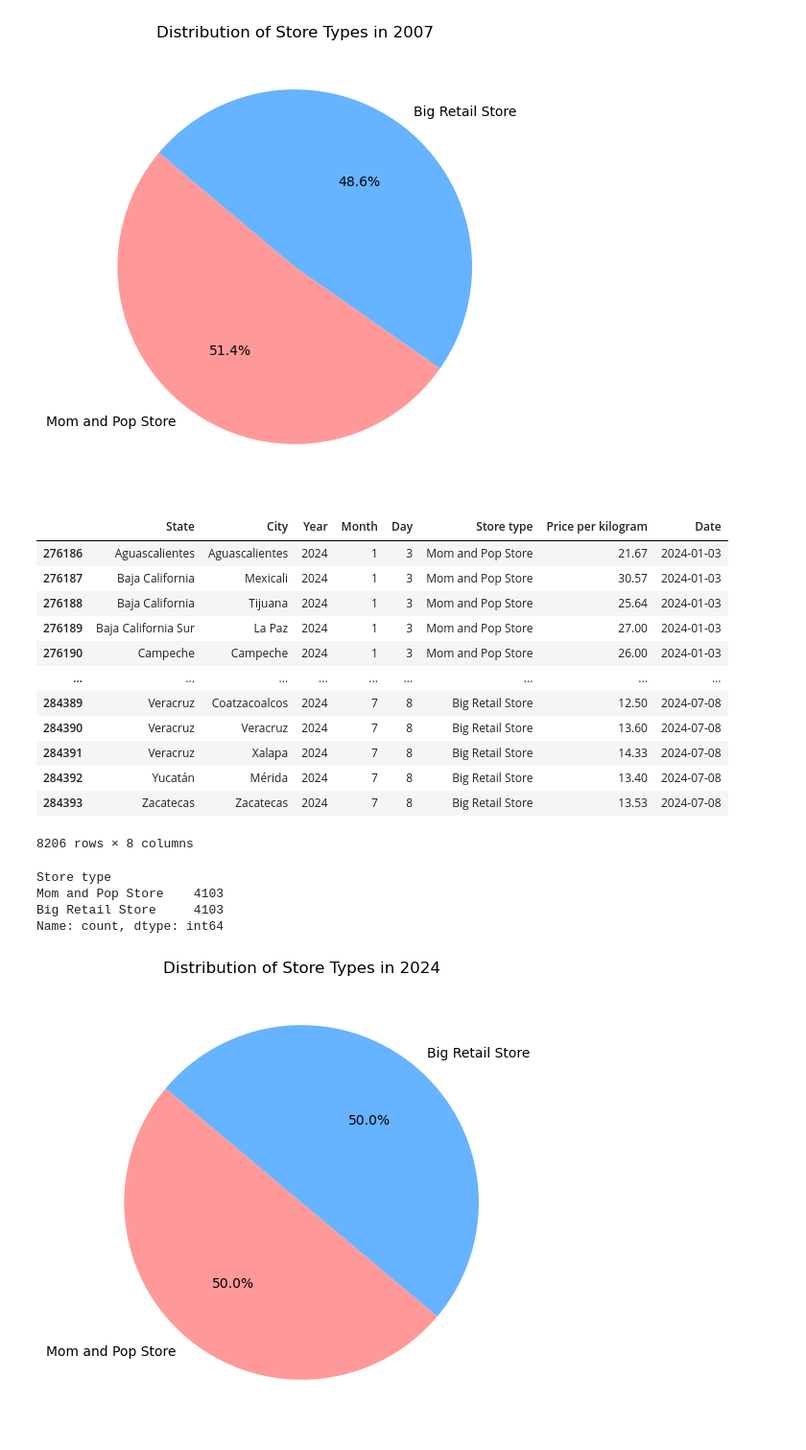
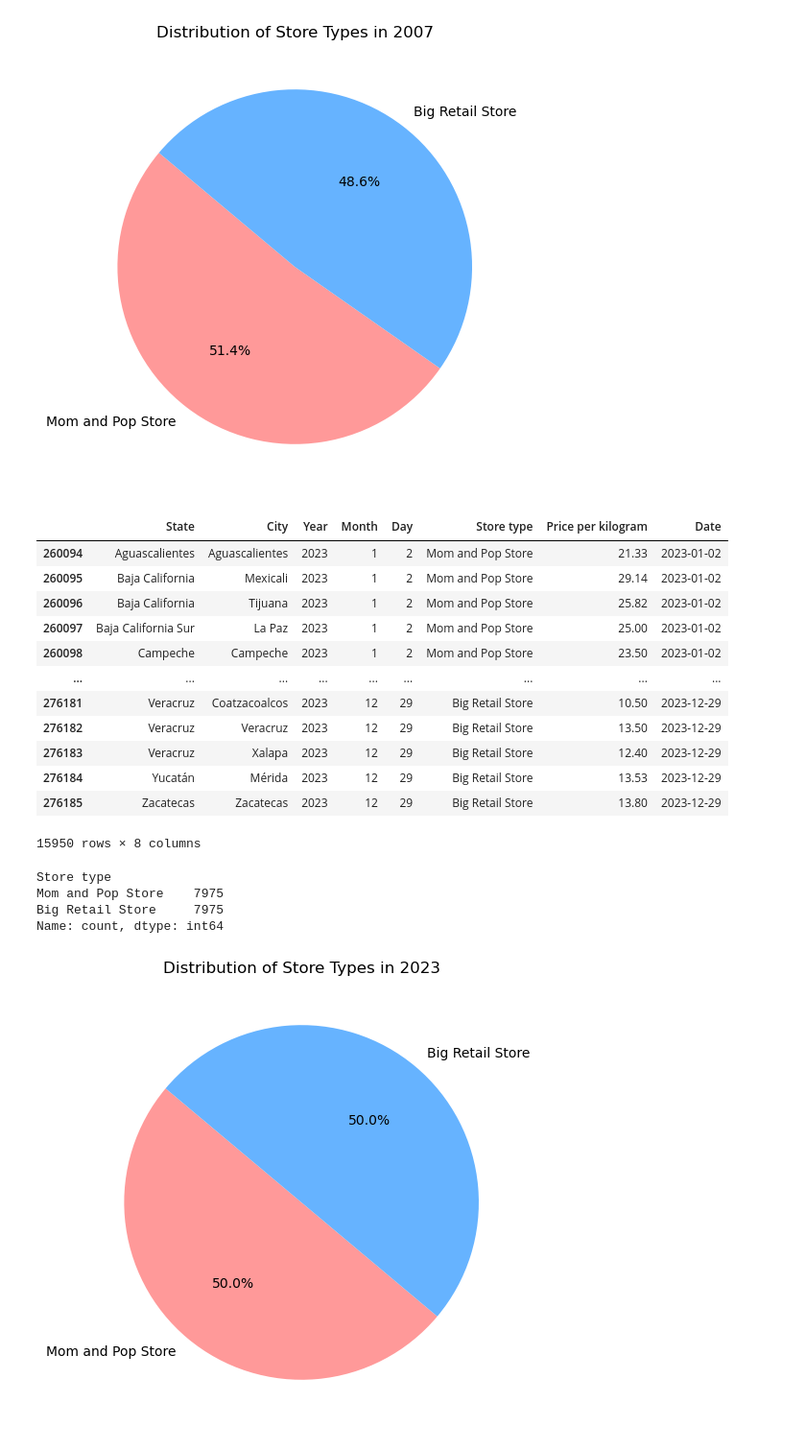
Before and after one commit to AzaniaHH/Tortillas-Project, a Jupyter notebook: tortilla_prices.ipynb, the cells around one changed output. Shown at 96% size. Saved outputs shown, nothing was run; the diff lists cells and outputs as text; code cells hidden in the pictures.

```diff
--- a/tortilla_prices.ipynb
+++ b/tortilla_prices.ipynb
@@ -226,33 +226,33 @@ plt.show()
 # %% [output]
 [figure]
 # %%
-# Filter by Store Types in 2024
+# Filter by Store Types in 2023
 
-filtered_df24 = df_cleaned[(df_cleaned['Store type'].isin(['Mom and Pop Store', 'Big Retail Store'])) & (df_cleaned['Year'] == 2024)]
-filtered_df24
+filtered_df23 = df_cleaned[(df_cleaned['Store type'].isin(['Mom and Pop Store', 'Big Retail Store'])) & (df_cleaned['Year'] == 2023)]
+filtered_df23
 # %% [output]
 |  | State | City | Year | Month | Day | Store type | Price per kilogram | Date |
-| 276186 | Aguascalientes | Aguascalientes | 2024 | 1 | 3 | Mom and Pop Store | 21.67 | 2024-01-03 |
-| 276187 | Baja California | Mexicali | 2024 | 1 | 3 | Mom and Pop Store | 30.57 | 2024-01-03 |
-| 276188 | Baja California | Tijuana | 2024 | 1 | 3 | Mom and Pop Store | 25.64 | 2024-01-03 |
-| 276189 | Baja California Sur | La Paz | 2024 | 1 | 3 | Mom and Pop Store | 27.00 | 2024-01-03 |
-| 276190 | Campeche | Campeche | 2024 | 1 | 3 | Mom and Pop Store | 26.00 | 2024-01-03 |
+| 260094 | Aguascalientes | Aguascalientes | 2023 | 1 | 2 | Mom and Pop Store | 21.33 | 2023-01-02 |
+| 260095 | Baja California | Mexicali | 2023 | 1 | 2 | Mom and Pop Store | 29.14 | 2023-01-02 |
+| 260096 | Baja California | Tijuana | 2023 | 1 | 2 | Mom and Pop Store | 25.82 | 2023-01-02 |
+| 260097 | Baja California Sur | La Paz | 2023 | 1 | 2 | Mom and Pop Store | 25.00 | 2023-01-02 |
+| 260098 | Campeche | Campeche | 2023 | 1 | 2 | Mom and Pop Store | 23.50 | 2023-01-02 |
 | ... | ... | ... | ... | ... | ... | ... | ... | ... |
-| 284389 | Veracruz | Coatzacoalcos | 2024 | 7 | 8 | Big Retail Store | 12.50 | 2024-07-08 |
-| 284390 | Veracruz | Veracruz | 2024 | 7 | 8 | Big Retail Store | 13.60 | 2024-07-08 |
-| 284391 | Veracruz | Xalapa | 2024 | 7 | 8 | Big Retail Store | 14.33 | 2024-07-08 |
-| 284392 | Yucatán | Mérida | 2024 | 7 | 8 | Big Retail Store | 13.40 | 2024-07-08 |
-| 284393 | Zacatecas | Zacatecas | 2024 | 7 | 8 | Big Retail Store | 13.53 | 2024-07-08 |
+| 276181 | Veracruz | Coatzacoalcos | 2023 | 12 | 29 | Big Retail Store | 10.50 | 2023-12-29 |
+| 276182 | Veracruz | Veracruz | 2023 | 12 | 29 | Big Retail Store | 13.50 | 2023-12-29 |
+| 276183 | Veracruz | Xalapa | 2023 | 12 | 29 | Big Retail Store | 12.40 | 2023-12-29 |
+| 276184 | Yucatán | Mérida | 2023 | 12 | 29 | Big Retail Store | 13.53 | 2023-12-29 |
+| 276185 | Zacatecas | Zacatecas | 2023 | 12 | 29 | Big Retail Store | 13.80 | 2023-12-29 |
-8206 rows × 8 columns
+15950 rows × 8 columns
 # %%
 # Display 2024 Store Type Counts
 
-store_type_counts_24 = filtered_df24['Store type'].value_counts()
-store_type_counts_24
+store_type_counts_23 = filtered_df23['Store type'].value_counts()
+store_type_counts_23
 # %% [output]
 Store type
-Mom and Pop Store    4103
-Big Retail Store     4103
+Mom and Pop Store    7975
+Big Retail Store     7975
 Name: count, dtype: int64
 # %%
 # Create the pie chart
```
Also changed, not shown: parts of 3 cells of this notebook.
